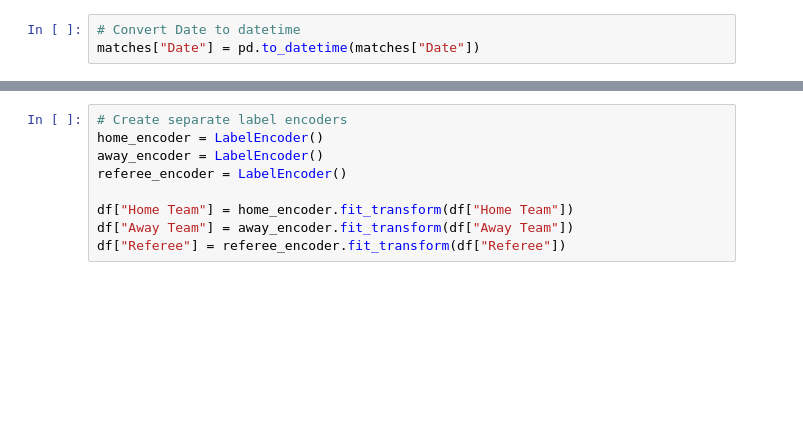
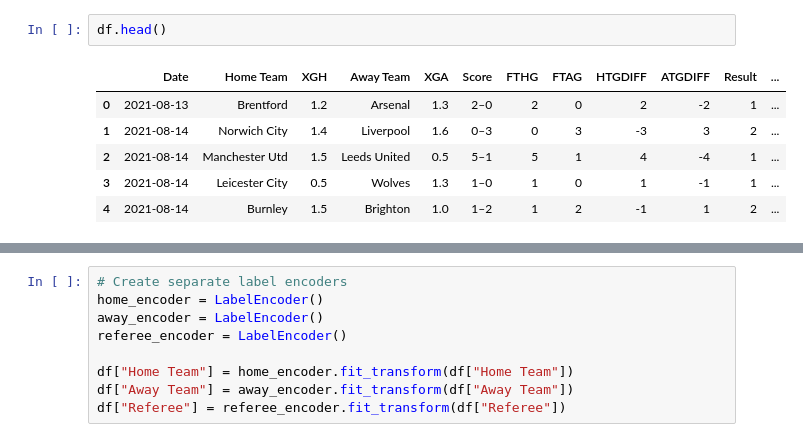
Before and after one commit to FlorinMariusDrilea/random-forest-learning, a Jupyter notebook: random-forest-learning.ipynb, the cells around one changed output, grey strips where cells are left out. Cells and saved outputs as stored; diff of their text form; blank space fills up the shorter version.

```diff
--- a/random-forest-learning.ipynb
+++ b/random-forest-learning.ipynb
@@ -49,3 +56,9 @@ Requirement already satisfied: scipy in ./venv/lib/python3.12/site-packages (fro
-# %%
-# Convert Date to datetime
-matches["Date"] = pd.to_datetime(matches["Date"])
+# %%
+df.head()
+# %% [output]
+|  | Date | Home Team | XGH | Away Team | XGA | Score | FTHG | FTAG | HTGDIFF | ATGDIFF | Result | ... |
+| 0 | 2021-08-13 | Brentford | 1.2 | Arsenal | 1.3 | 2–0 | 2 | 0 | 2 | -2 | 1 | ... |
+| 1 | 2021-08-14 | Norwich City | 1.4 | Liverpool | 1.6 | 0–3 | 0 | 3 | -3 | 3 | 2 | ... |
+| 2 | 2021-08-14 | Manchester Utd | 1.5 | Leeds United | 0.5 | 5–1 | 5 | 1 | 4 | -4 | 1 | ... |
+| 3 | 2021-08-14 | Leicester City | 0.5 | Wolves | 1.3 | 1–0 | 1 | 0 | 1 | -1 | 1 | ... |
+| 4 | 2021-08-14 | Burnley | 1.5 | Brighton | 1.0 | 1–2 | 1 | 2 | -1 | 1 | 2 | ... |
```
Also changed, not shown: parts of 13 cells of this notebook, 7 other files.
